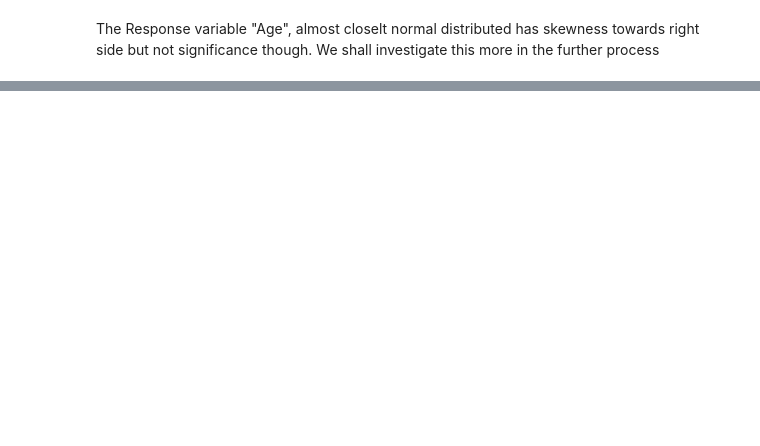
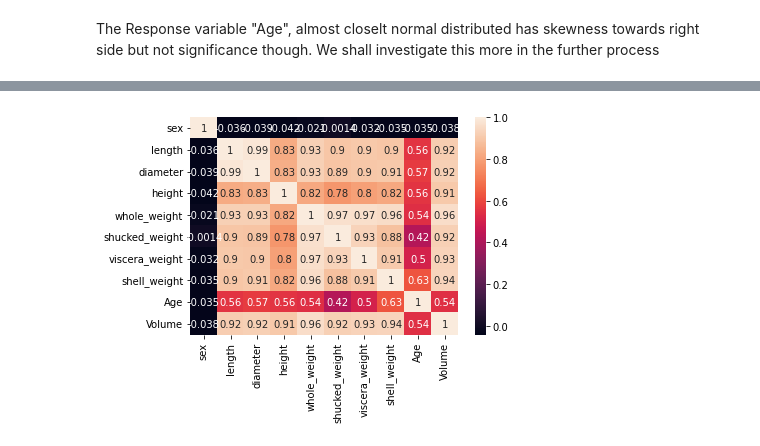
Before and after one commit to umesh-thatikonda/MissionRnD_python-course, a Jupyter notebook: 802ML.ipynb, the cells around one changed output, grey strips where cells are left out. Saved outputs shown, nothing was run; the diff lists cells and outputs as text; code cells hidden in the pictures; blank space fills up the shorter version.

```diff
--- a/802ML.ipynb
+++ b/802ML.ipynb
@@ -203,3 +201,13 @@ fig.show()
 [interactive output not drawn]
 # %% [markdown]
 The Response variable "Age", almost closelt normal distributed has skewness towards right side but not significance though. We shall investigate this more in the further process
+# %%
+from sklearn.preprocessing import LabelEncoder
+# from sklearn.preprocessing import LabelEncoder
+
+labelencoder = LabelEncoder()
+
+
+
+df['sex'] = labelencoder.fit_transform(df['sex'])
+df
@@ -205,0 +228,8 @@ The Response variable "Age", almost closelt normal distributed has skewness towa
+# %%
+
+#ploting the heatmap for correlation
+ax = sns.heatmap(df.corr(), annot=True)
+plt.figure(figsize=(20,7))
+sns.heatmap(data[numerical_features].corr(), annot=True)
+# %% [output]
+[figure, added]
```
Also changed, not shown: parts of 15 cells of this notebook.
